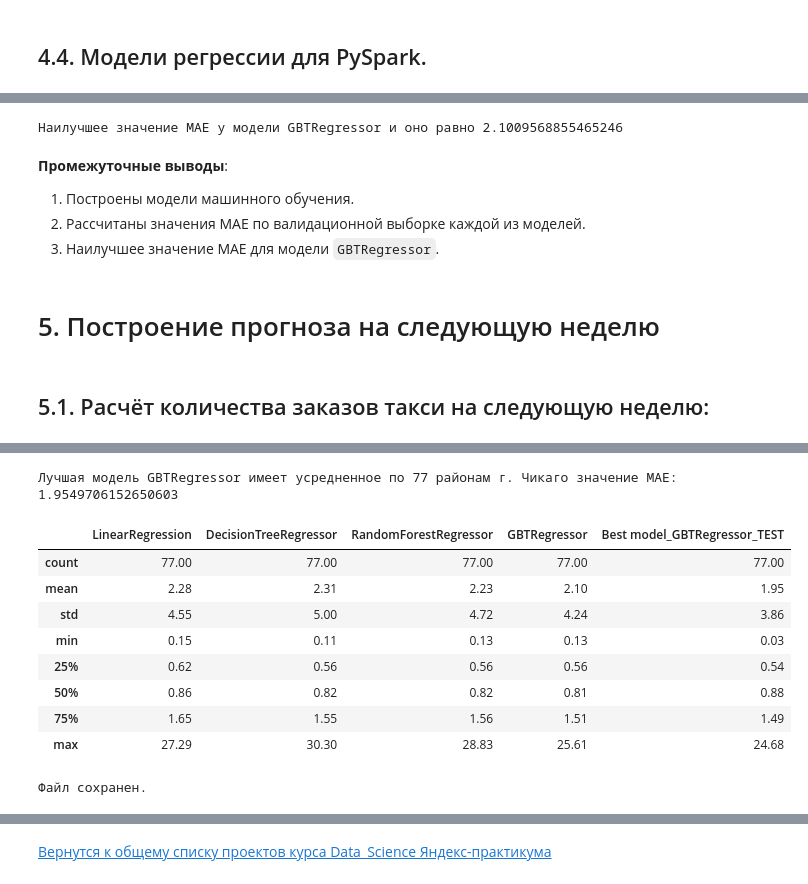
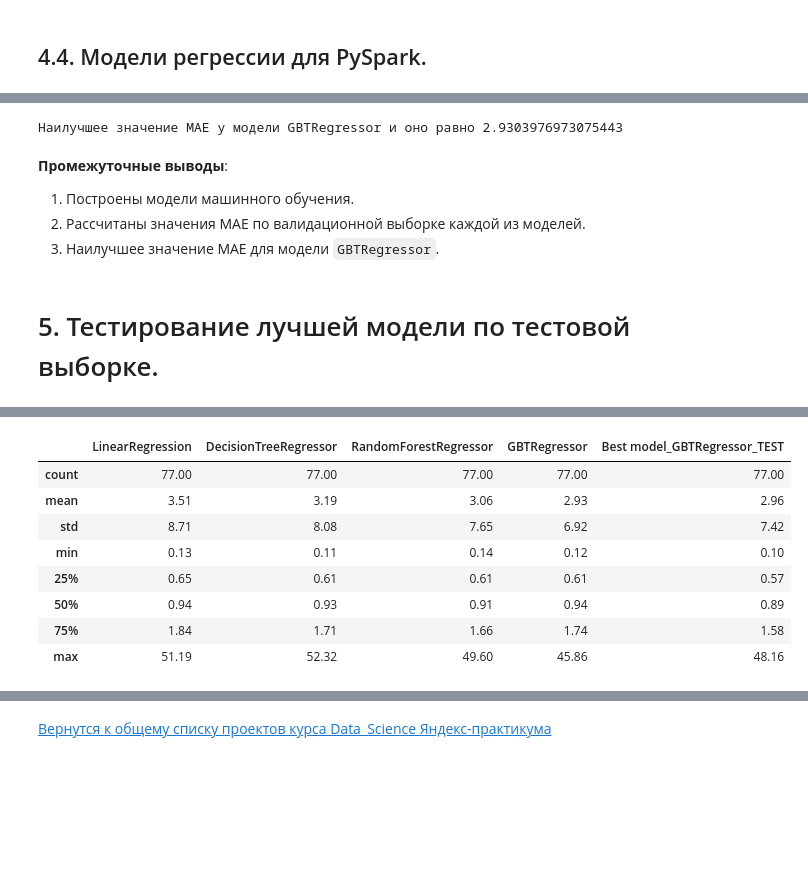
Before and after one commit to evgeniy-yandex/Data_Science, a Jupyter notebook: BigData_PySpark_taxi/BigData_pySPARK_taxi.ipynb, the cells around one changed output, grey strips where cells are left out. Cells and saved outputs as stored; diff of their text form; code cells hidden in the pictures; blank space fills up the shorter version.

```diff
--- a/BigData_PySpark_taxi/BigData_pySPARK_taxi.ipynb
+++ b/BigData_PySpark_taxi/BigData_pySPARK_taxi.ipynb
@@ -558,7 +549,8 @@ print('\nС учетом 24 часа/день и на', NUMBER_CHICAGO_AREAS,
 # %%
 for _ in tqdm(range(1)): # Чтобы видеть, что процесс выполняется
     print('Исходный датасет:')
-    data_hours.sort(['datetime'], ascending = True).show(5)
+    data_hours.show(5)
+    data_hours = data_hours.sort(['datetime'], ascending = True)
 
     print('Количество записей в отсортированном датасете:',
           format_my(data_hours.count()))
@@ -1173,8 +1352,10 @@ list_models = [
                    featuresCol='features', labelCol='count'),
                ]
 
-for mod in list_models:
-    calc_model(mod)
+for i in tqdm(range(len(list_models))): # Чтобы видеть, что процесс выполняется
+    calc_model(list_models[i])
+# for mod in list_models:
+#     calc_model(mod)
 
 print('\nСтатистика значений MAE по всем моделям:')
 display(df_scores)
@@ -1197,63 +1378,47 @@ GBTRegressor : MAE = 2.1009568855465246
 # %%
-# Найдём индекс модели с min значением MAE:
+# Удалим ненужный более список df_valid
+# df_valid.clear()
+
+# Найдём индекс модели с min значением MAE - лучшую модель:
 minvalue_index = df_scores.loc['mean'].idxmin()
 minvalue = df_scores.loc['mean'].min()
 
 # Найдём порядковый номер лучшей модели в списке моделей:
-num = 0
+num_best_mod = 0
 for mod in list_models:
     if minvalue_index == mod.__class__.__name__:
         break
-    num += 1
+    num_best_mod += 1
 
 print('Наилучшее значение МАЕ у модели', mod.__class__.__name__,
       'и оно равно', minvalue)
 # %% [output]
-Наилучшее значение МАЕ у модели GBTRegressor и оно равно 2.1009568855465246
+Наилучшее значение МАЕ у модели GBTRegressor и оно равно 2.9303976973075443
 # %% [markdown]
 **Промежуточные выводы**:
 1. Построены модели машинного обучения.
 2. Рассчитаны значения MAE по валидационной выборке каждой из моделей.
 3. Наилучшее значение МАЕ для модели `GBTRegressor`.
-# %% [markdown]
-# 5. Построение прогноза на следующую неделю
-# %% [markdown]
-## 5.1. Расчёт количества заказов такси на следующую неделю:
+# %% [markdown]
+# 5. Тестирование лучшей модели по тестовой выборке.
 # %%
-min_date = f"'{date_test_first.strftime('%Y-%m-%d %H:%M:%S')}'"
-max_date = f"'{date_test_last.strftime('%Y-%m-%d %H:%M:%S')}'"
-
-df_res = spark.range(1).select(
-    F.expr(f"sequence(to_timestamp({min_date}), to_timestamp({max_date}), interval 1 hour)").\
-    alias("datetime")).selectExpr("explode(datetime) as datetime")
-print('Количество часов в интервале от:', min_date,
-      'до', max_date, 'равно:', df_res.count())
-
-
 score_mae = {}
-predictions = {}
-columns=df_train[0].columns[1:]
 
 for area in tqdm(range(NUMBER_CHICAGO_AREAS)):
 
-    model_my = list_models[num].fit(df_train[area])
-    prediction = model_my.transform(df_last_week[area])
+    model_my = list_models[num_best_mod].fit(df_train[area])
+    prediction = model_my.transform(df_test[area])
 
     evaluator = RegressionEvaluator(predictionCol='prediction',
                                     labelCol='count', metricName='mae')
     score_mae[area] = evaluator.evaluate(prediction)
 
-    name_col = 'predict_' + str(area+1)
-    prediction = prediction.drop(*columns)
-    prediction = prediction.withColumnRenamed('prediction', name_col)
-
-    df_res = df_res.join(prediction, ['datetime'], 'left').fillna(0)
-
-best_model = 'Best model_' + list_models[num].__class__.__name__ + '_TEST'
+best_model = 'Best model_' + list_models[num_best_mod].__class__.__name__ + '_TEST'
 df_scores[best_model] = pd.Series(score_mae).describe()
-print('Лучшая модель', list_models[num].__class__.__name__,
+print('Лучшая модель', list_models[num_best_mod].__class__.__name__,
       'имеет усредненное по', NUMBER_CHICAGO_AREAS,
-      'районам г. Чикаго значение MAE:', df_scores[best_model]['mean'])
+      'районам г. Чикаго значение MAE, рассчитанное по тестовой выборке:',
+      df_scores[best_model]['mean'])
 
 display(df_scores)
 # %% [output]
@@ -1261,16 +1426,9 @@ display(df_scores)
-Лучшая модель GBTRegressor имеет усредненное по 77 районам г. Чикаго значение MAE: 1.9549706152650603
 |  | LinearRegression | DecisionTreeRegressor | RandomForestRegressor | GBTRegressor | Best model_GBTRegressor_TEST |
 | count | 77.00 | 77.00 | 77.00 | 77.00 | 77.00 |
-| mean | 2.28 | 2.31 | 2.23 | 2.10 | 1.95 |
-| std | 4.55 | 5.00 | 4.72 | 4.24 | 3.86 |
-| min | 0.15 | 0.11 | 0.13 | 0.13 | 0.03 |
-| 25% | 0.62 | 0.56 | 0.56 | 0.56 | 0.54 |
-| 50% | 0.86 | 0.82 | 0.82 | 0.81 | 0.88 |
-| 75% | 1.65 | 1.55 | 1.56 | 1.51 | 1.49 |
-| max | 27.29 | 30.30 | 28.83 | 25.61 | 24.68 |
+| mean | 3.51 | 3.19 | 3.06 | 2.93 | 2.96 |
+| std | 8.71 | 8.08 | 7.65 | 6.92 | 7.42 |
+| min | 0.13 | 0.11 | 0.14 | 0.12 | 0.10 |
+| 25% | 0.65 | 0.61 | 0.61 | 0.61 | 0.57 |
+| 50% | 0.94 | 0.93 | 0.91 | 0.94 | 0.89 |
+| 75% | 1.84 | 1.71 | 1.66 | 1.74 | 1.58 |
+| max | 51.19 | 52.32 | 49.60 | 45.86 | 48.16 |
-# %%
-# Сохранение подготовленного датасета.
-df_res.toPandas().to_csv('predictions.csv', index=False)
-print('Файл сохранен.')
-# %% [output]
-Файл сохранен.
```
Also changed, not shown: parts of 85 cells of this notebook.
